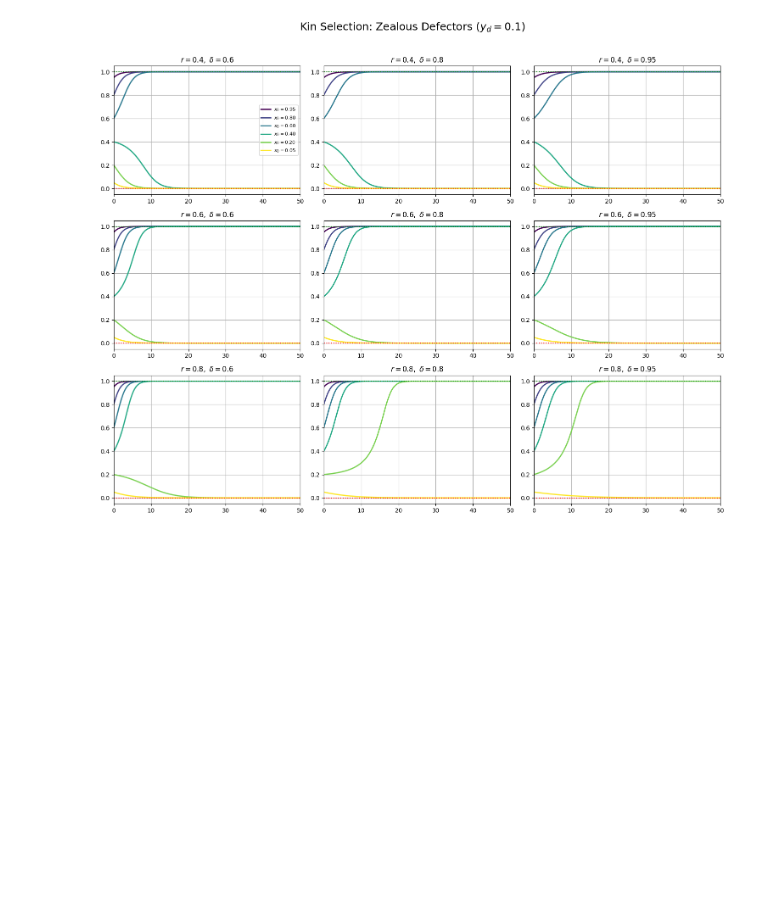
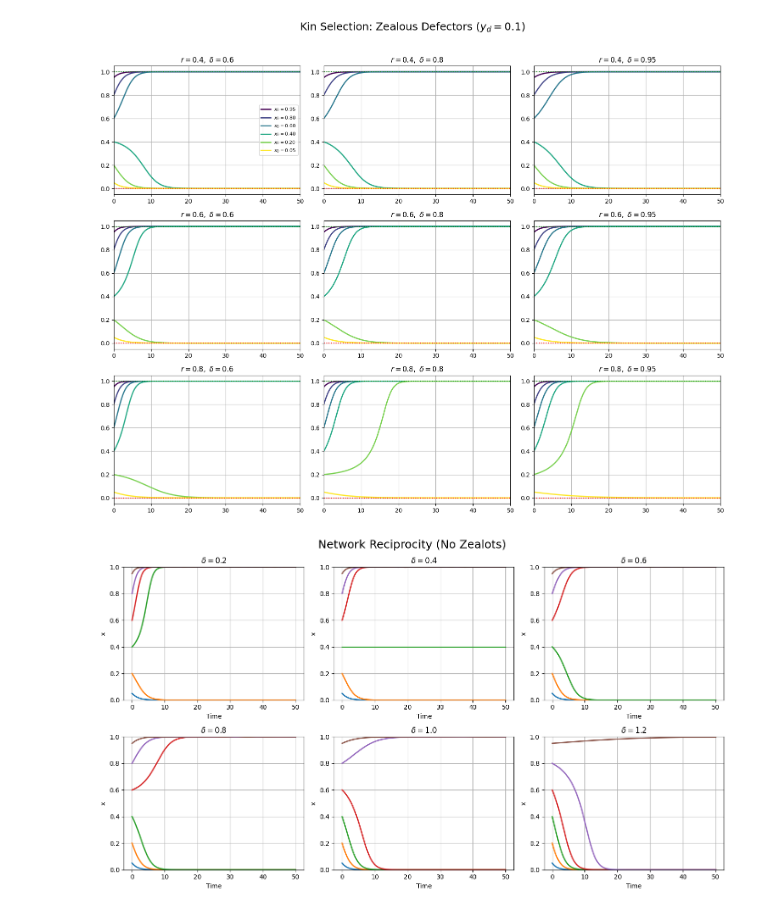
Before and after one commit to Fahad43215/viscosity-with-and-without-zealots, a Jupyter notebook: staghunt.ipynb, the cells around one changed output. Saved outputs shown, nothing was run; the diff lists cells and outputs as text; code cells hidden in the pictures; blank space fills up the shorter version.

```diff
--- a/staghunt.ipynb
+++ b/staghunt.ipynb
@@ -1141,3 +886,66 @@ plt.show()
 [figure]
 [figure]
 [figure]
+# %%
+import numpy as np
+import matplotlib.pyplot as plt
+from scipy.integrate import solve_ivp
+
+# ============================================
+# PARAMETERS
+# ============================================
+
+delta_values = [0.2,0.4,0.6,0.8,1.0,1.2]
+
+k = 4                      # Degree of the network
+
+t_span = (0,50)
+t_eval = np.linspace(0,50,500)
+
+initial_conditions = [0.05,0.2,0.4,0.6,0.8,0.95]
+
+fig,axs = plt.subplots(2,3,figsize=(14,8))
+
+for n,delta in enumerate(delta_values):
+
+    ax = axs[n//3,n%3]
+
+    h = (k-delta)/((k+1)*(k-2))
+
+    R = 1
+    S = -1 + h
+    T = delta - h
+    P = 0
+
+    def network(t,x):
+
+        x = x[0]
+
+        piC = x*R + (1-x)*S
+        piD = x*T + (1-x)*P
+
+        dx = x*(1-x)*(piC-piD)
+
+        return [dx]
+
+    for x0 in initial_conditions:
+
+        sol = solve_ivp(network,
+                        t_span,
+                        [x0],
+                        t_eval=t_eval)
+
+        ax.plot(sol.t,sol.y[0],lw=2)
+
+    ax.set_title(r'$\delta={}$'.format(delta))
+    ax.set_xlabel("Time")
+    ax.set_ylabel("x")
+    ax.set_ylim(0,1)
+    ax.grid(True)
+
+plt.suptitle("Network Reciprocity (No Zealots)",fontsize=18)
+
+plt.tight_layout()
+plt.show()
+# %% [output]
+[figure, added]
```
Also changed, not shown: parts of 10 cells of this notebook.
